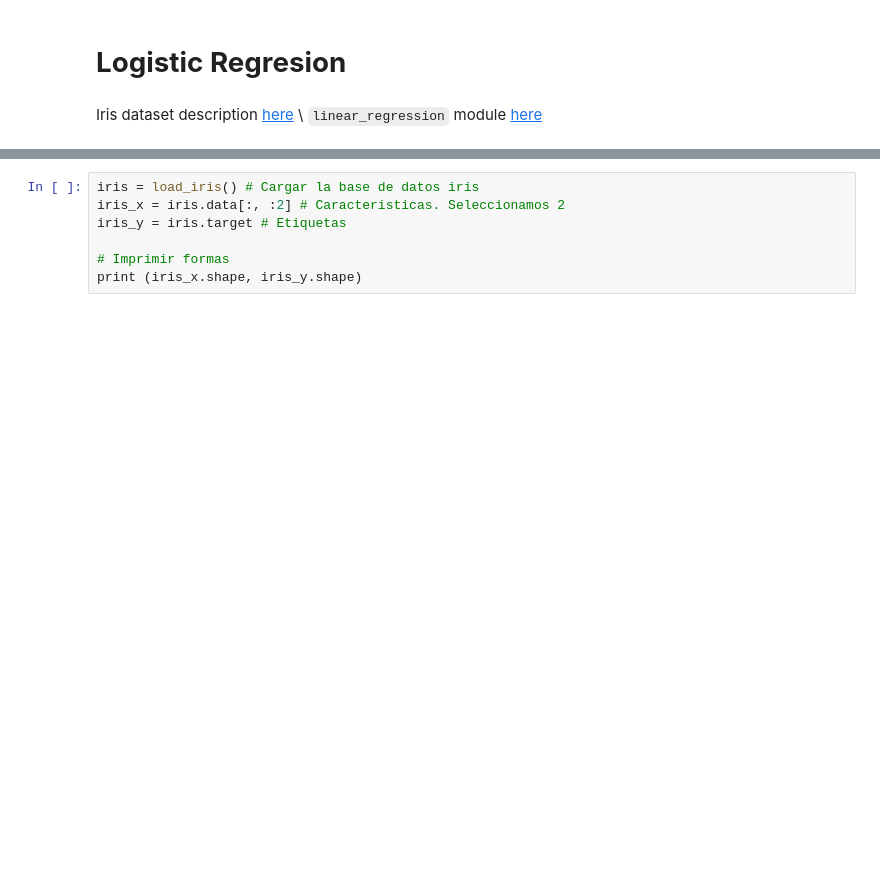
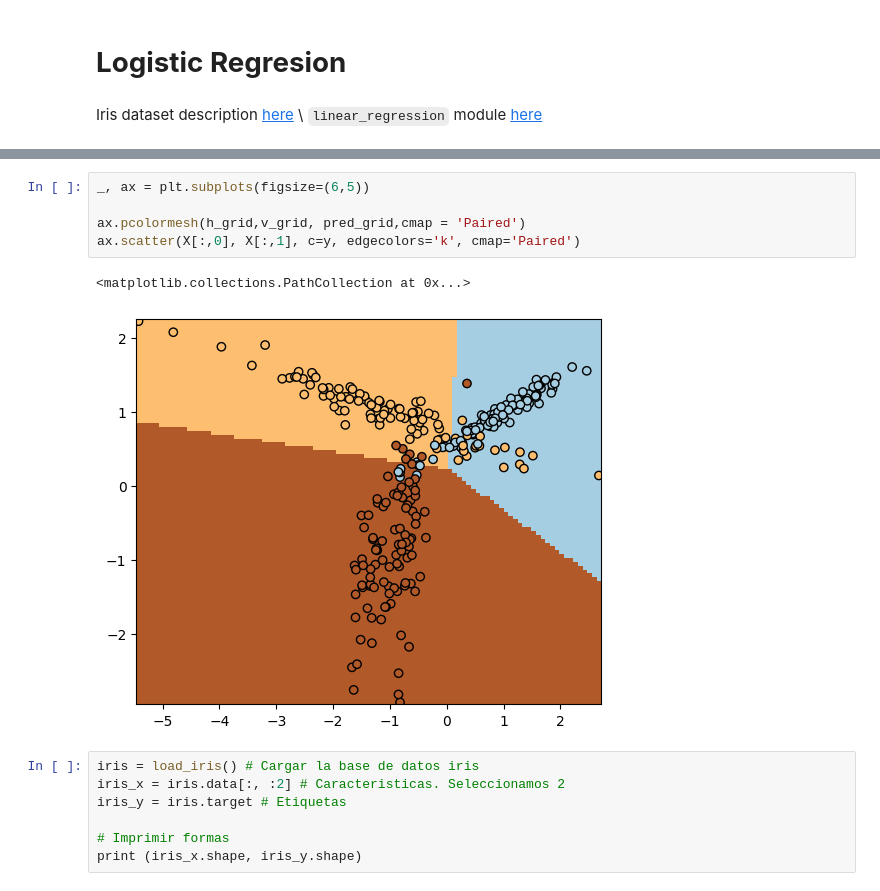
Before and after one commit to VanessaUsma/machine_learning, a Jupyter notebook: Sem_02/Linear_Logistic_Reg.ipynb, the cells around one changed output, grey strips where cells are left out. Saved outputs shown, nothing was run; the diff lists cells and outputs as text; blank space fills up the shorter version.

```diff
--- a/Sem_02/Linear_Logistic_Reg.ipynb
+++ b/Sem_02/Linear_Logistic_Reg.ipynb
@@ -97,3 +154,11 @@ from sklearn.datasets import load_iris # Iris dataset
+# %%
+_, ax = plt.subplots(figsize=(6,5))
+
+ax.pcolormesh(h_grid,v_grid, pred_grid,cmap = 'Paired')
+ax.scatter(X[:,0], X[:,1], c=y, edgecolors='k', cmap='Paired')
+# %% [output]
+<matplotlib.collections.PathCollection at 0x...>
+[figure, added]
 # %%
 iris = load_iris() # Cargar la base de datos iris
 iris_x = iris.data[:, :2] # Caracteristicas. Seleccionamos 2
```
Also changed, not shown: parts of 13 cells of this notebook.
